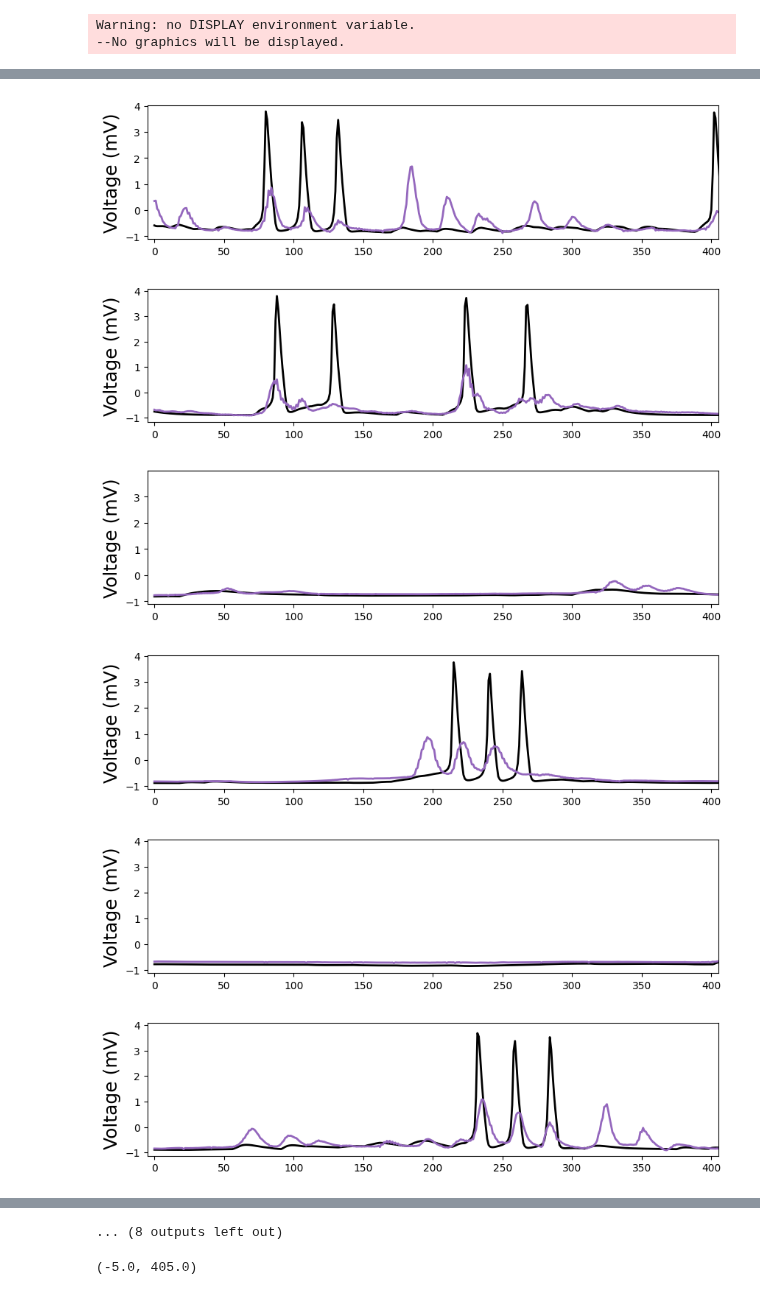
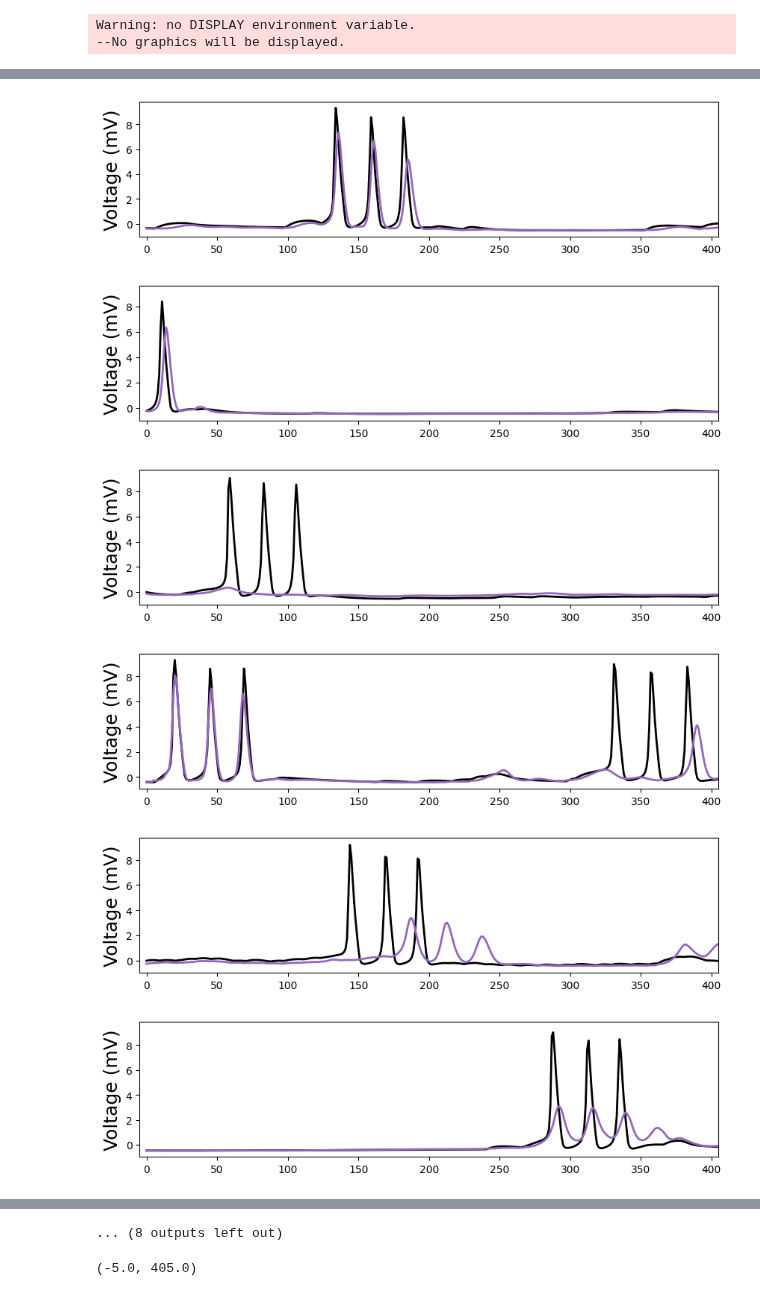
Before and after one commit to ntolley/bayesian_surrogates, a Jupyter notebook: plot_single_cell.ipynb, the cells around one changed output, grey strips where cells are left out. Cells and saved outputs as stored; diff of their text form; code cells hidden in the pictures.

```diff
--- a/plot_single_cell.ipynb
+++ b/plot_single_cell.ipynb
@@ -49,13 +49,22 @@ for cell_type in cell_type_list:
     model_dict[cell_type] = model_TCN(input_size, output_size, num_channels=[32,32,32], kernel_size=20, dropout=0.2, seq_len=seq_len).to(device)
     model_dict[cell_type].load_state_dict(torch.load(f'subthreshold_models/{cell_type}_subthreshold_model.pt'))
     model_dict[cell_type].to(device)
-# %%
-def run_model(model, validation_set):
-    val_data = validation_set[:][0][:, :,:].float().to(device)
-    with torch.no_grad():
-        model.eval()
-        output_sequence = model(val_data)
-    return output_sequence
+# %%
+def run_model(model, validation_set):
+    val_data = validation_set[:][0][:,:,:].float().to(device)
+    with torch.no_grad():
+        model.eval()
+        output_sequence = []
+        h0 = torch.zeros(model.n_lstm_layers, 9, model.lstm_hidden_dim).to(device)
+        c0 = torch.zeros(model.n_lstm_layers, 9, model.lstm_hidden_dim).to(device)
+        output_sequence = model(val_data, h0, c0)
+        # for t in range(model.kernel_size, val_data.size(1)):
+        #     output, h0, c0 = model(val_data[:,(t-model.kernel_size):t, :], h0, c0)
+        #     output_sequence.append(output)
+
+        # output_sequence = torch.cat(output_sequence, dim=1)
+
+    return output_sequence
 # %%
 cell_type = 'L5_pyramidal'
 model = model_dict[cell_type]
@@ -66,8 +75,8 @@ pred = run_model(model, validation_data)
 # # plt.colorbar()
 # %%
 for plot_idx in list(range(0,20)):
-    validation_data = dataset_dict[cell_type].datasets[plot_idx]
-    pred = run_model(model, validation_data)
+    validation_data = dataset_dict[cell_type].datasets[-plot_idx]
+    pred, _, _ = run_model(model, validation_data)
 
     cell_idx = 1
     hnn_color = 'k'
@@ -97,6 +106,6 @@ for plot_idx in list(range(0,20)):
-[figure, old version]
+[figure, new version]
-[figure, old version]
+[figure, new version]
-[figure, old version]
+[figure, new version]
-[figure, old version]
+[figure, new version]
-[figure, old version]
+[figure, new version]
-[figure, old version]
+[figure, new version]
```
Also changed, not shown: parts of 1 cell of this notebook, 6 other files.
